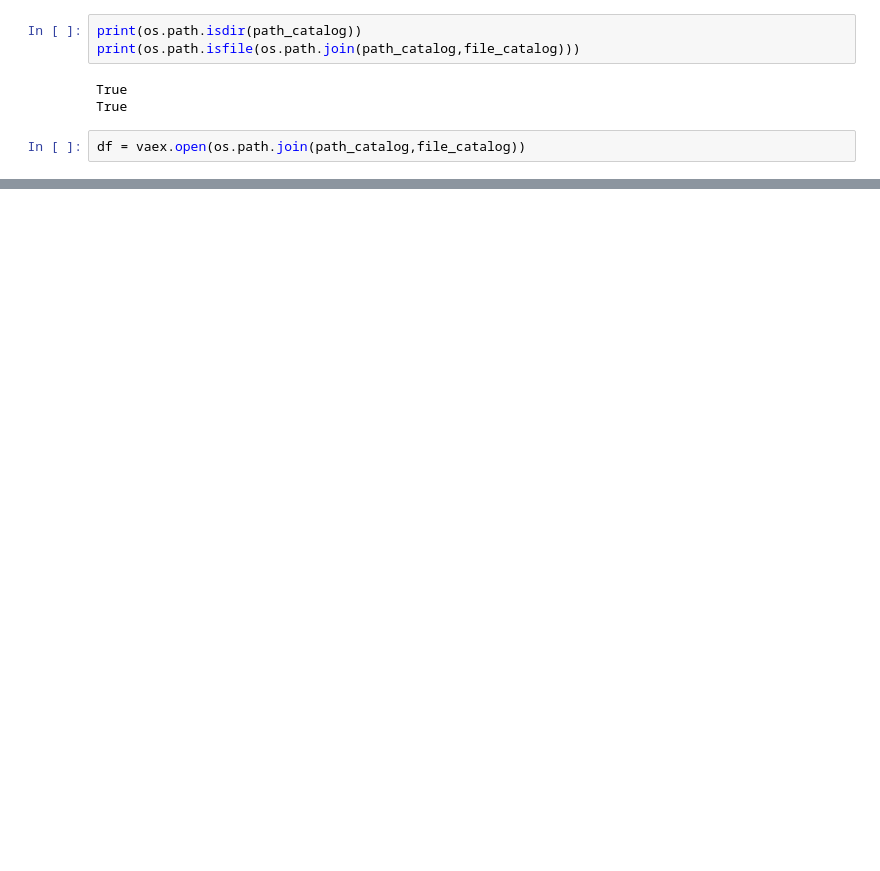
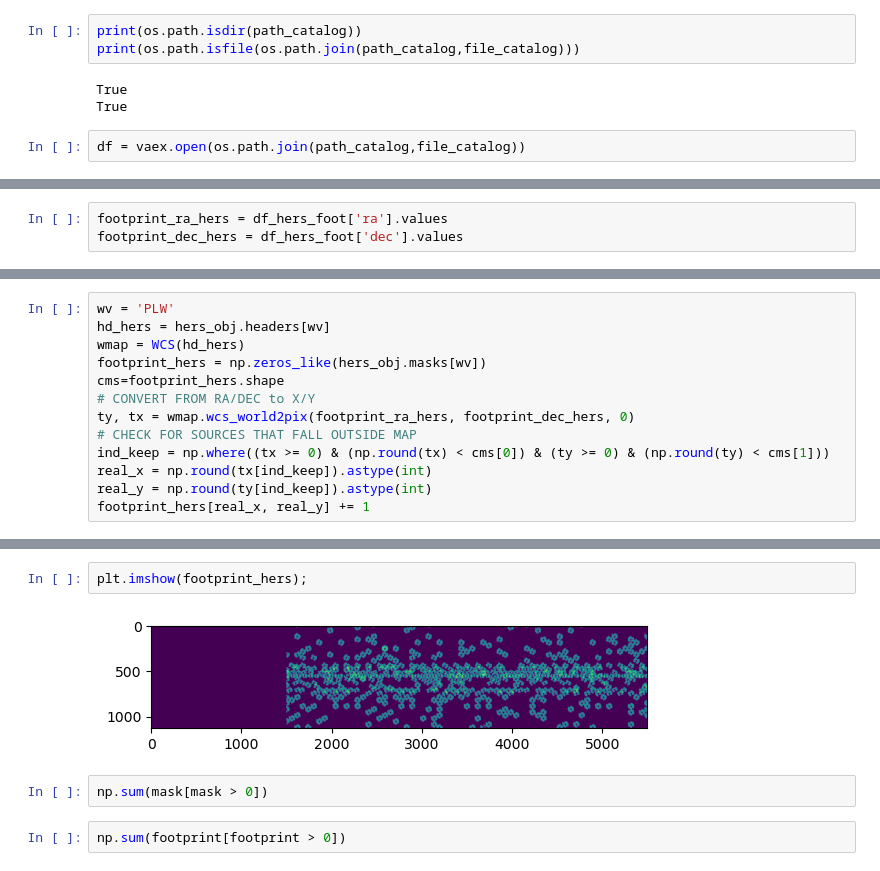
Before and after one commit to marcoviero/hetdexXhers, a Jupyter notebook: Parse_HETDEX_Catalog.ipynb, the cells around one changed output, grey strips where cells are left out. Cells and saved outputs as stored; diff of their text form; blank space fills up the shorter version.

```diff
--- a/Parse_HETDEX_Catalog.ipynb
+++ b/Parse_HETDEX_Catalog.ipynb
@@ -77,0 +302,3 @@ fits_data
+# %%
+footprint_ra_hers = df_hers_foot['ra'].values
+footprint_dec_hers = df_hers_foot['dec'].values
@@ -77,0 +308,13 @@ fits_data
+# %%
+wv = 'PLW'
+hd_hers = hers_obj.headers[wv]
+wmap = WCS(hd_hers)
+footprint_hers = np.zeros_like(hers_obj.masks[wv])
+cms=footprint_hers.shape
+# CONVERT FROM RA/DEC to X/Y
+ty, tx = wmap.wcs_world2pix(footprint_ra_hers, footprint_dec_hers, 0)
+# CHECK FOR SOURCES THAT FALL OUTSIDE MAP
+ind_keep = np.where((tx >= 0) & (np.round(tx) < cms[0]) & (ty >= 0) & (np.round(ty) < cms[1]))
+real_x = np.round(tx[ind_keep]).astype(int)
+real_y = np.round(ty[ind_keep]).astype(int)
+footprint_hers[real_x, real_y] += 1
@@ -77,0 +370,8 @@ fits_data
+# %%
+plt.imshow(footprint_hers);
+# %% [output]
+[figure, added]
+# %%
+np.sum(mask[mask > 0])
+# %%
+np.sum(footprint[footprint > 0])
```
Also changed, not shown: parts of 47 cells of this notebook, 4 other files.
